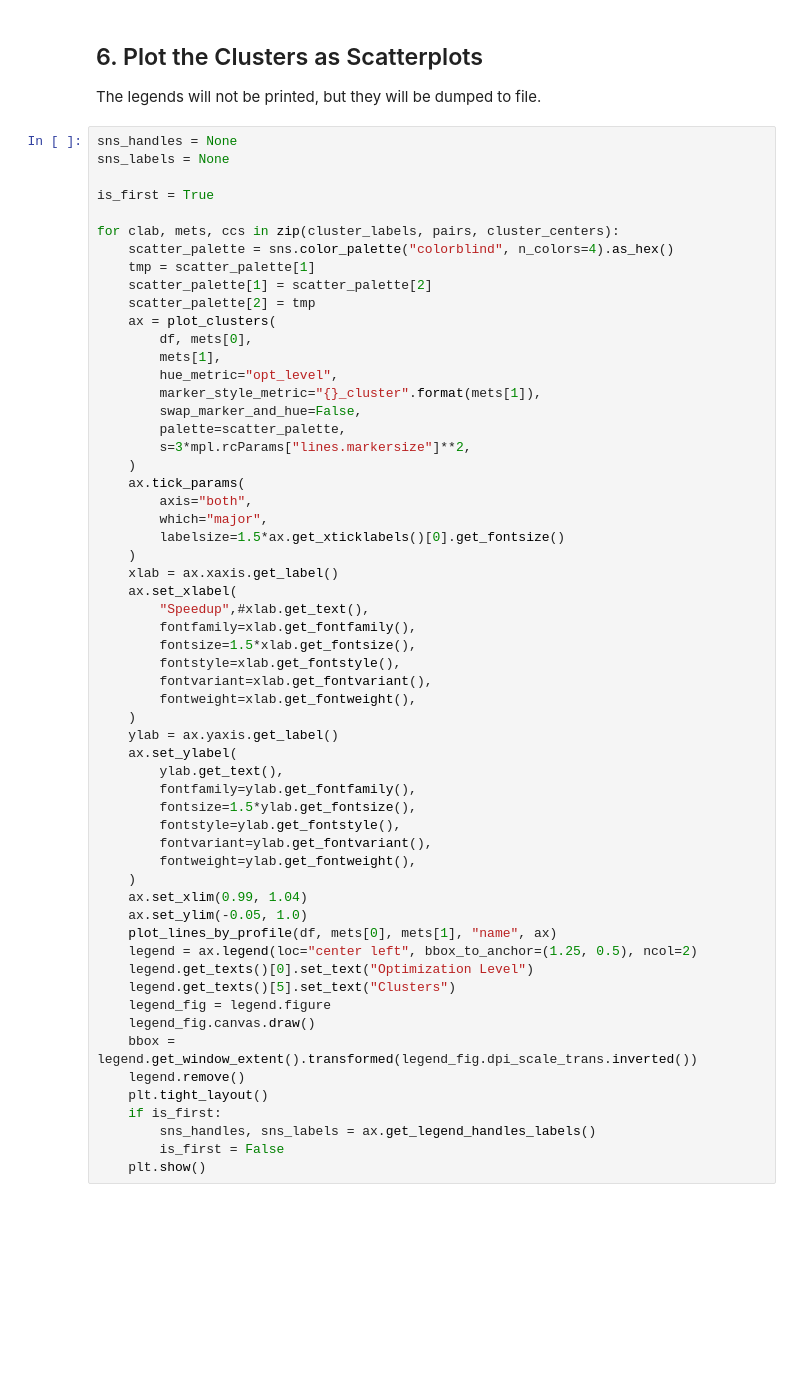
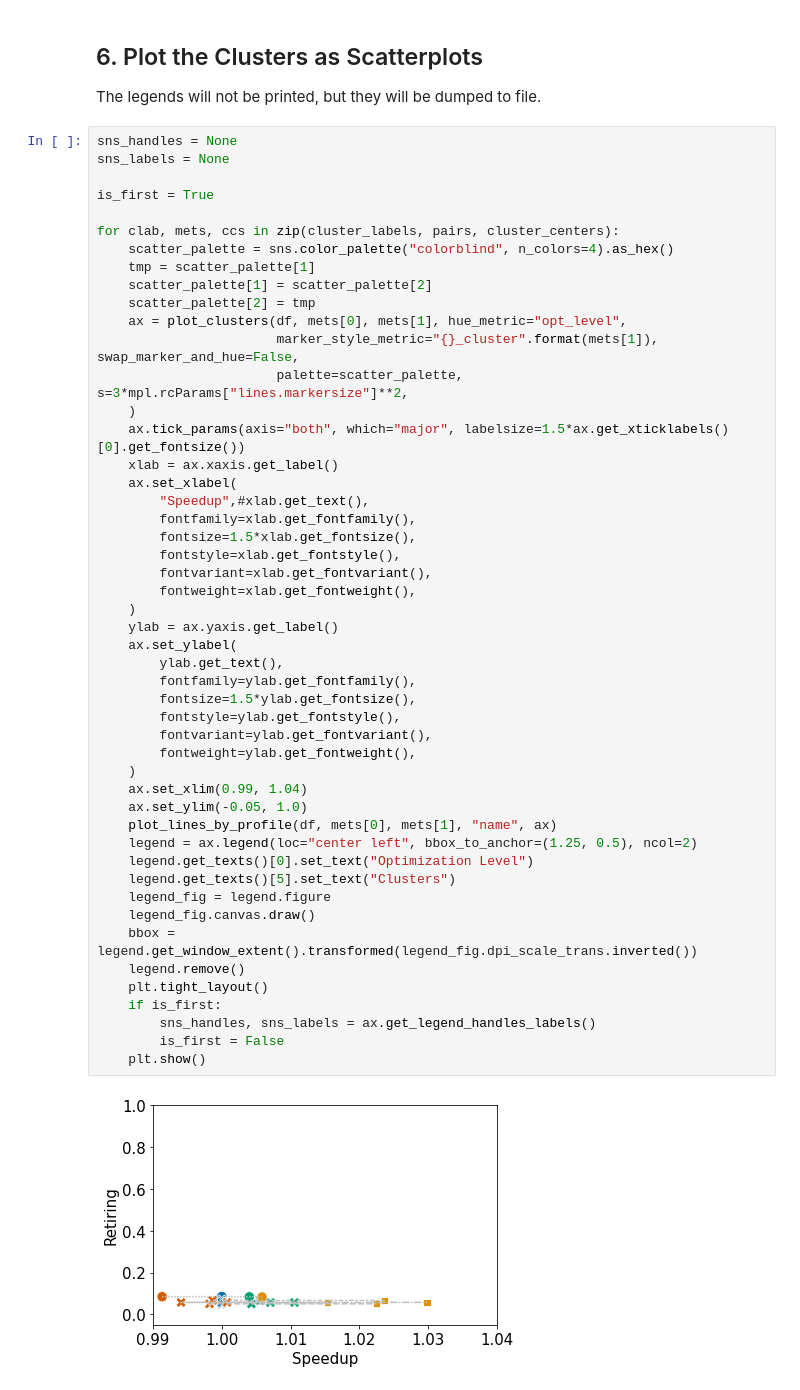
Before and after one commit to LLNL/thicket, a Jupyter notebook: docs/thicket_rajaperf_clustering.ipynb, the cells around one changed output. Drawn from its saved outputs; the diff is of its cells as text; blank space fills up the shorter version.

```diff
--- a/docs/thicket_rajaperf_clustering.ipynb
+++ b/docs/thicket_rajaperf_clustering.ipynb
@@ -584,50 +668,43 @@ for clab, mets, ccs in zip(cluster_labels, pairs, cluster_centers):
     tmp = scatter_palette[1]
     scatter_palette[1] = scatter_palette[2]
     scatter_palette[2] = tmp
-    ax = plot_clusters(
-        df, mets[0],
-        mets[1],
-        hue_metric="opt_level",
-        marker_style_metric="{}_cluster".format(mets[1]),
-        swap_marker_and_hue=False,
-        palette=scatter_palette,
-        s=3*mpl.rcParams["lines.markersize"]**2,
+    ax = plot_clusters(df, mets[0], mets[1], hue_metric="opt_level",
+                       marker_style_metric="{}_cluster".format(mets[1]), swap_marker_and_hue=False,
+                       palette=scatter_palette, s=3*mpl.rcParams["lines.markersize"]**2,
     )
-    ax.tick_params(
-        axis="both",
-        which="major",
-        labelsize=1.5*ax.get_xticklabels()[0].get_fontsize()
-    )
+    ax.tick_params(axis="both", which="major", labelsize=1.5*ax.get_xticklabels()[0].get_fontsize())
     xlab = ax.xaxis.get_label()
     ax.set_xlabel(
         "Speedup",#xlab.get_text(),
         fontfamily=xlab.get_fontfamily(),
         fontsize=1.5*xlab.get_fontsize(),
         fontstyle=xlab.get_fontstyle(),
         fontvariant=xlab.get_fontvariant(),
         fontweight=xlab.get_fontweight(),
     )
     ylab = ax.yaxis.get_label()
     ax.set_ylabel(
         ylab.get_text(),
         fontfamily=ylab.get_fontfamily(),
         fontsize=1.5*ylab.get_fontsize(),
         fontstyle=ylab.get_fontstyle(),
         fontvariant=ylab.get_fontvariant(),
         fontweight=ylab.get_fontweight(),
     )
     ax.set_xlim(0.99, 1.04)
     ax.set_ylim(-0.05, 1.0)
     plot_lines_by_profile(df, mets[0], mets[1], "name", ax)
     legend = ax.legend(loc="center left", bbox_to_anchor=(1.25, 0.5), ncol=2)
     legend.get_texts()[0].set_text("Optimization Level")
     legend.get_texts()[5].set_text("Clusters")
     legend_fig = legend.figure
     legend_fig.canvas.draw()
     bbox = legend.get_window_extent().transformed(legend_fig.dpi_scale_trans.inverted())
     legend.remove()
     plt.tight_layout()
     if is_first:
         sns_handles, sns_labels = ax.get_legend_handles_labels()
         is_first = False
     plt.show()
+# %% [output]
+[figure, added]
```
Also changed, not shown: parts of 9 cells of this notebook, 4 other files.
